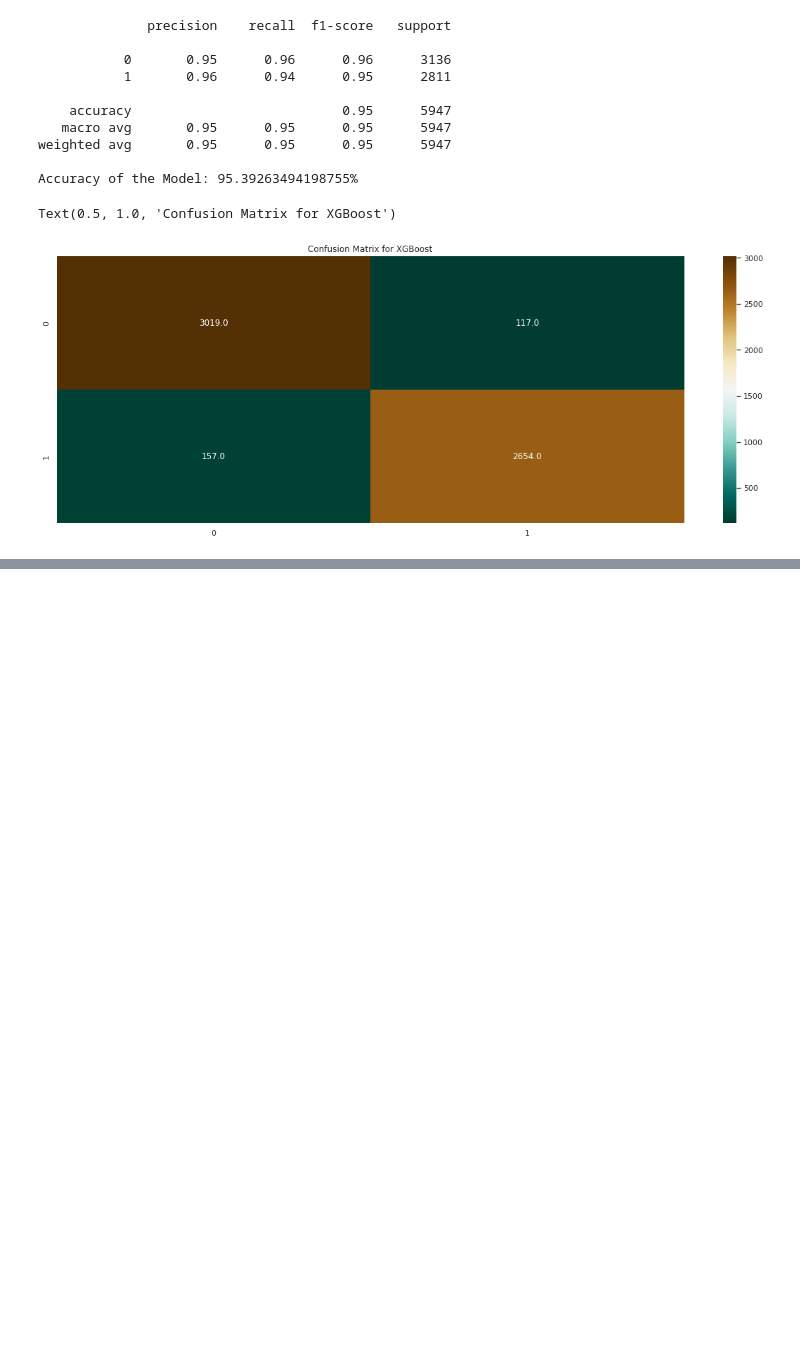
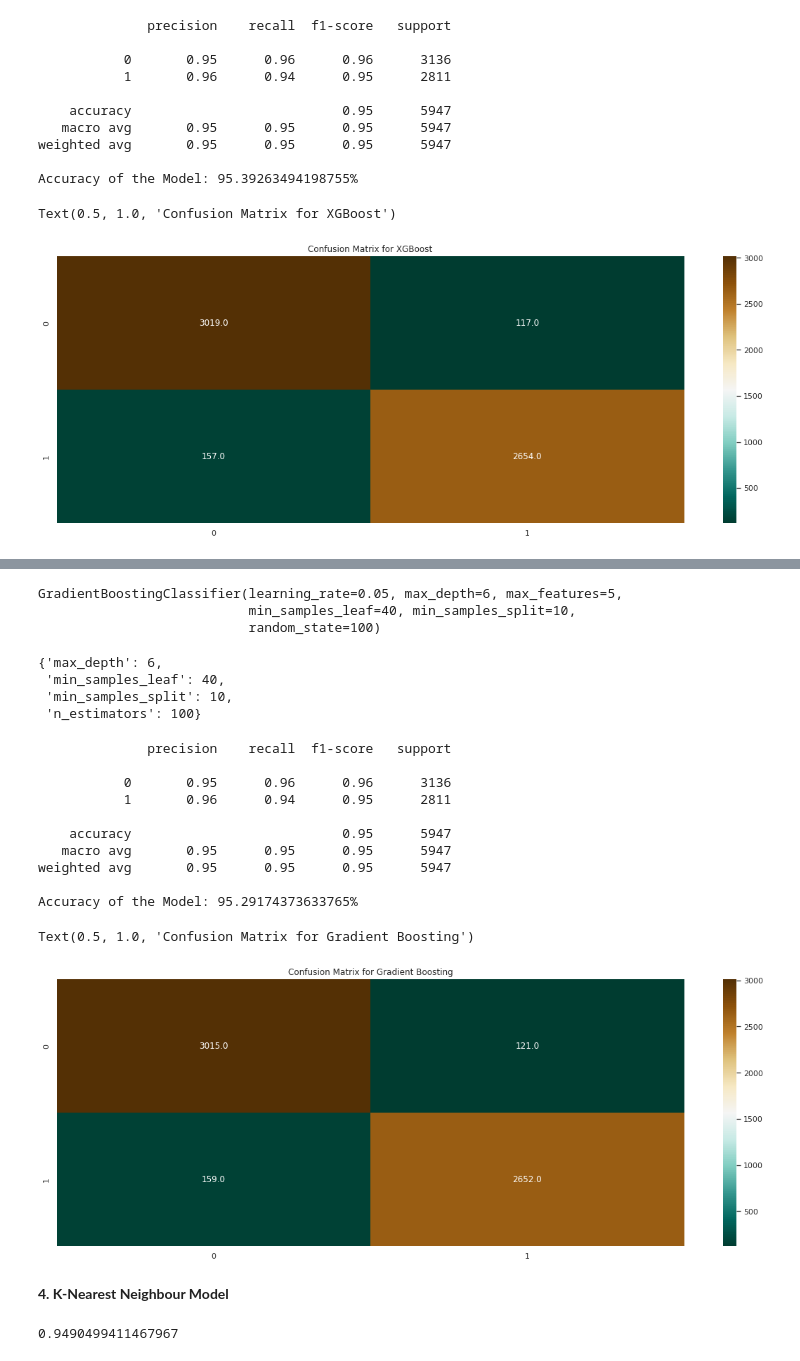
Before and after one commit to Mahima2208/Airline_Passenger_Referal_Prediction_Classification, a Jupyter notebook: AIRLINE_PASSENGER_REFERAL_PREDICTION_CLASSIFICATION.ipynb, the cells around one changed output, grey strips where cells are left out. Cells and saved outputs as stored; diff of their text form; code cells hidden in the pictures; blank space fills up the shorter version.

```diff
--- a/AIRLINE_PASSENGER_REFERAL_PREDICTION_CLASSIFICATION.ipynb
+++ b/AIRLINE_PASSENGER_REFERAL_PREDICTION_CLASSIFICATION.ipynb
@@ -815,0 +866,12 @@ Text(0.5, 1.0, 'Confusion Matrix for XGBoost')
+# %%
+# Hyperparameter tuning.
+param_dict = {'n_estimators' : [50,80,100],
+              'max_depth' : [6,8,10,12],
+              'min_samples_split' : [10,50,100],
+              'min_samples_leaf' : [30,40,50]}
+# %%
+gbc_gridseach_cv = GridSearchCV(estimator=gbc,
+                       param_grid = param_dict,
+                       cv = 5, verbose=2)
+# Evaluating the optimal parameters.
+gbc_gridseach_cv.fit(X_train,Y_train)
@@ -815,0 +906,15 @@ Text(0.5, 1.0, 'Confusion Matrix for XGBoost')
+# %%
+gbc_gridseach_cv.best_estimator_
+# %% [output]
+GradientBoostingClassifier(learning_rate=0.05, max_depth=6, max_features=5,
+                           min_samples_leaf=40, min_samples_split=10,
+                           random_state=100)
+# %%
+gbc_gridseach_cv.best_params_
+# %% [output]
+{'max_depth': 6,
+ 'min_samples_leaf': 40,
+ 'min_samples_split': 10,
+ 'n_estimators': 100}
+# %%
+gbc_model_gridcv_best = gbc_gridseach_cv.best_estimator_
@@ -815,0 +923,23 @@ Text(0.5, 1.0, 'Confusion Matrix for XGBoost')
+# %%
+#Evaluation of the model
+Y_pred = gbc_model_gridcv_best.predict(X_test)
+
+print(classification_report(Y_test, Y_pred))
+cm = confusion_matrix( Y_test,Y_pred)
+
+print("Accuracy of the Model: {}%\n".format((accuracy_score( Y_test,Y_pred))*100))
+sns.heatmap(cm, annot=True, fmt = ".1f",cmap="BrBG_r")
+plt.title("Confusion Matrix for Gradient Boosting")
+# %% [output]
+              precision    recall  f1-score   support
+
+           0       0.95      0.96      0.96      3136
+           1       0.96      0.94      0.95      2811
+
+    accuracy                           0.95      5947
+   macro avg       0.95      0.95      0.95      5947
+weighted avg       0.95      0.95      0.95      5947
+
+Accuracy of the Model: 95.29174373633765%
+Text(0.5, 1.0, 'Confusion Matrix for Gradient Boosting')
+[figure, added]
@@ -815,0 +949,9 @@ Text(0.5, 1.0, 'Confusion Matrix for XGBoost')
+# %% [markdown]
+**4. K-Nearest Neighbour Model**
+# %%
+# KNN model implementation.
+knn = KNeighborsClassifier()
+knn.fit(X_train, Y_train)
+knn.score(X_test, Y_test)
+# %% [output]
+0.9490499411467967
```
Also changed, not shown: parts of 35 cells of this notebook.
